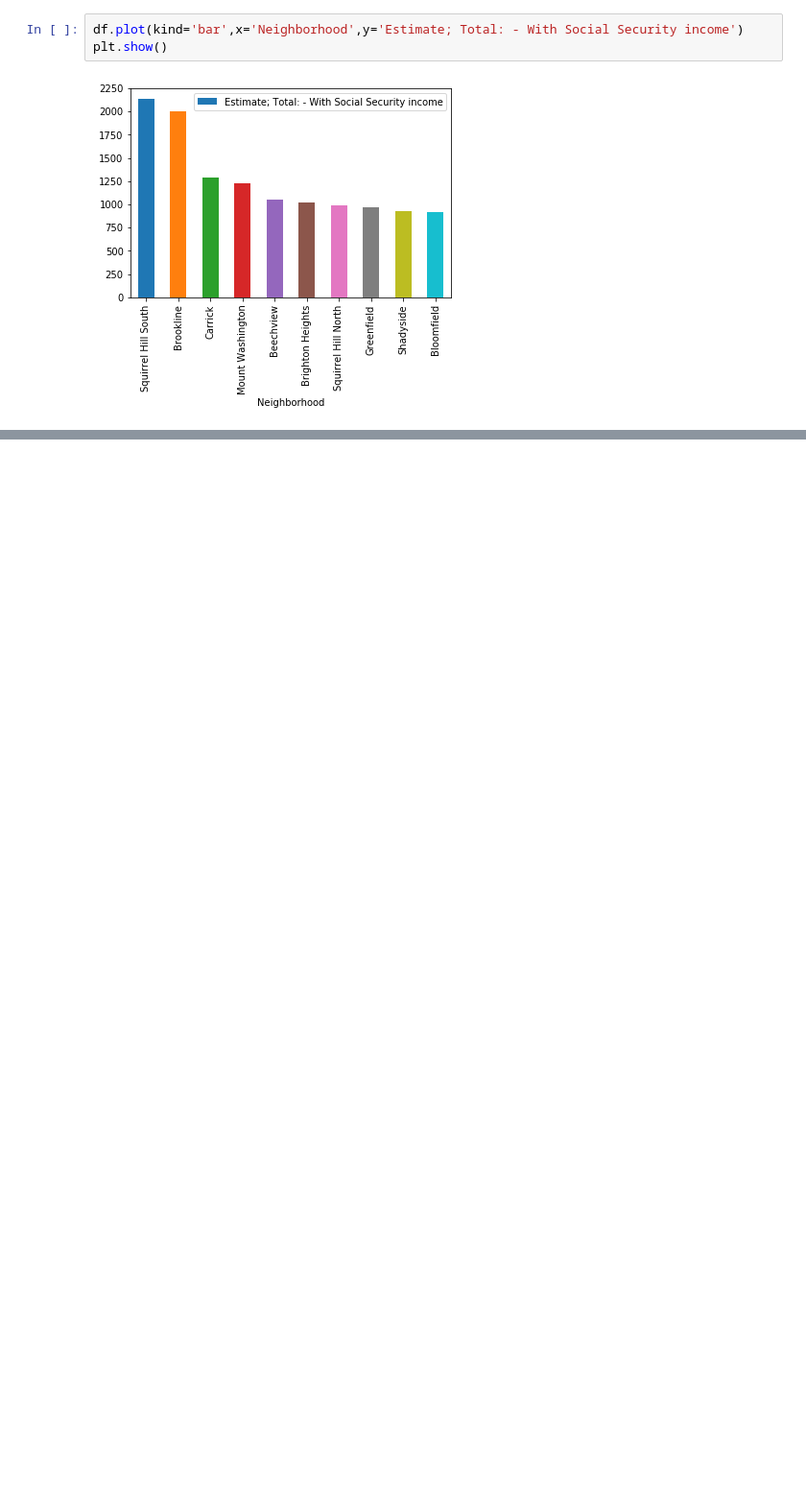
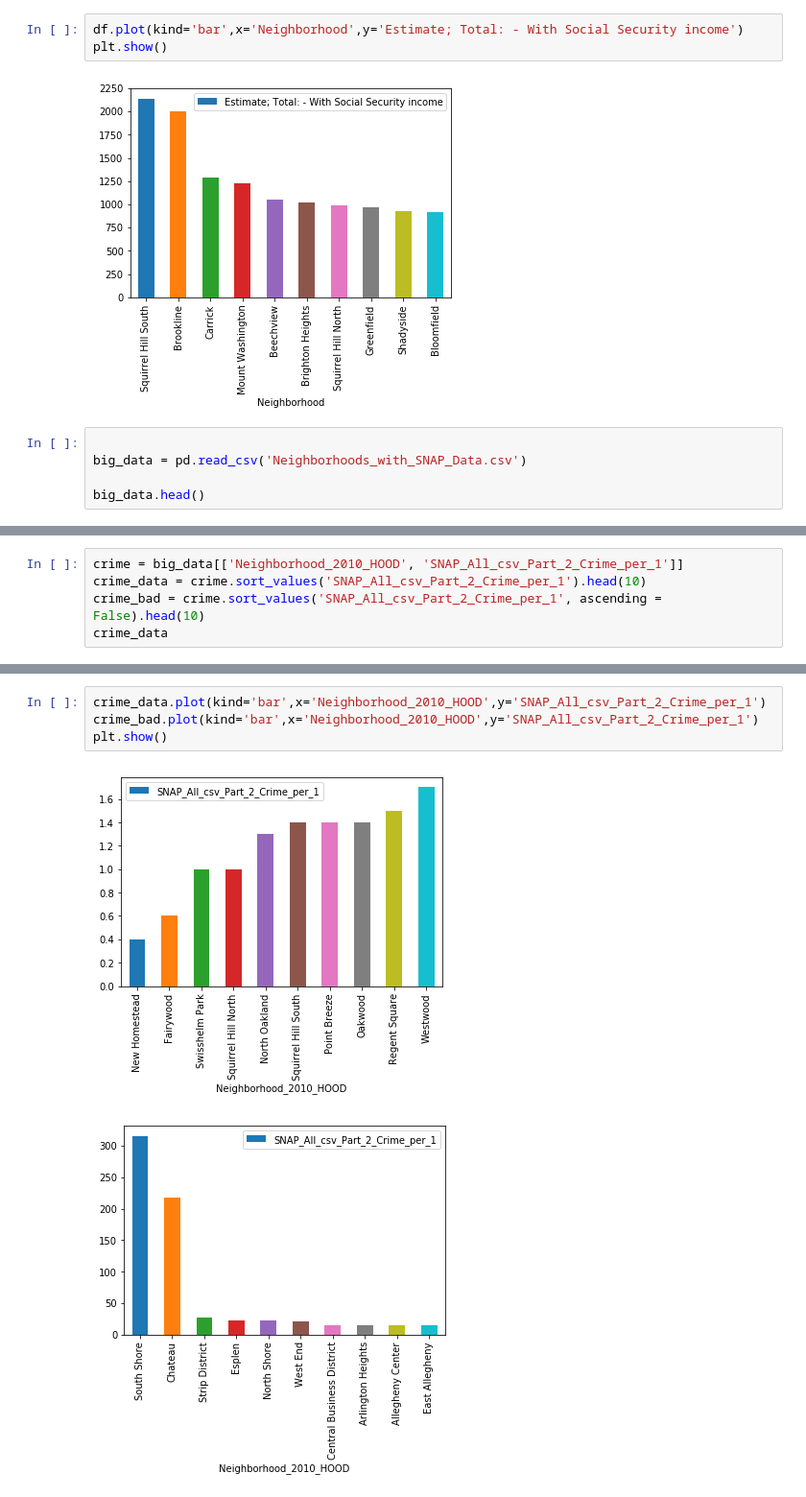
Before and after one commit to tylerjglass/Final-Project, a Jupyter notebook: medium income (1).ipynb, the cells around one changed output, grey strips where cells are left out. Shown at 96% size. Drawn from its saved outputs; the diff is of its cells as text; blank space fills up the shorter version.

Commit message:
added data

```diff
--- a/medium income (1).ipynb
+++ b/medium income (1).ipynb
@@ -15,3 +28,8 @@ df.plot(kind='bar',x='Neighborhood',y='Estimate; Total: - With Social Security i
 plt.show()
 # %% [output]
 [figure]
+# %%
+
+big_data = pd.read_csv('Neighborhoods_with_SNAP_Data.csv')
+
+big_data.head()
@@ -17,0 +44,5 @@ plt.show()
+# %%
+crime = big_data[['Neighborhood_2010_HOOD', 'SNAP_All_csv_Part_2_Crime_per_1']]
+crime_data = crime.sort_values('SNAP_All_csv_Part_2_Crime_per_1').head(10)
+crime_bad = crime.sort_values('SNAP_All_csv_Part_2_Crime_per_1', ascending = False).head(10)
+crime_data
@@ -17,0 +75,7 @@ plt.show()
+# %%
+crime_data.plot(kind='bar',x='Neighborhood_2010_HOOD',y='SNAP_All_csv_Part_2_Crime_per_1')
+crime_bad.plot(kind='bar',x='Neighborhood_2010_HOOD',y='SNAP_All_csv_Part_2_Crime_per_1')
+plt.show()
+# %% [output]
+[figure, added]
+[figure, added]
```
Also changed, not shown: parts of 7 cells of this notebook.
